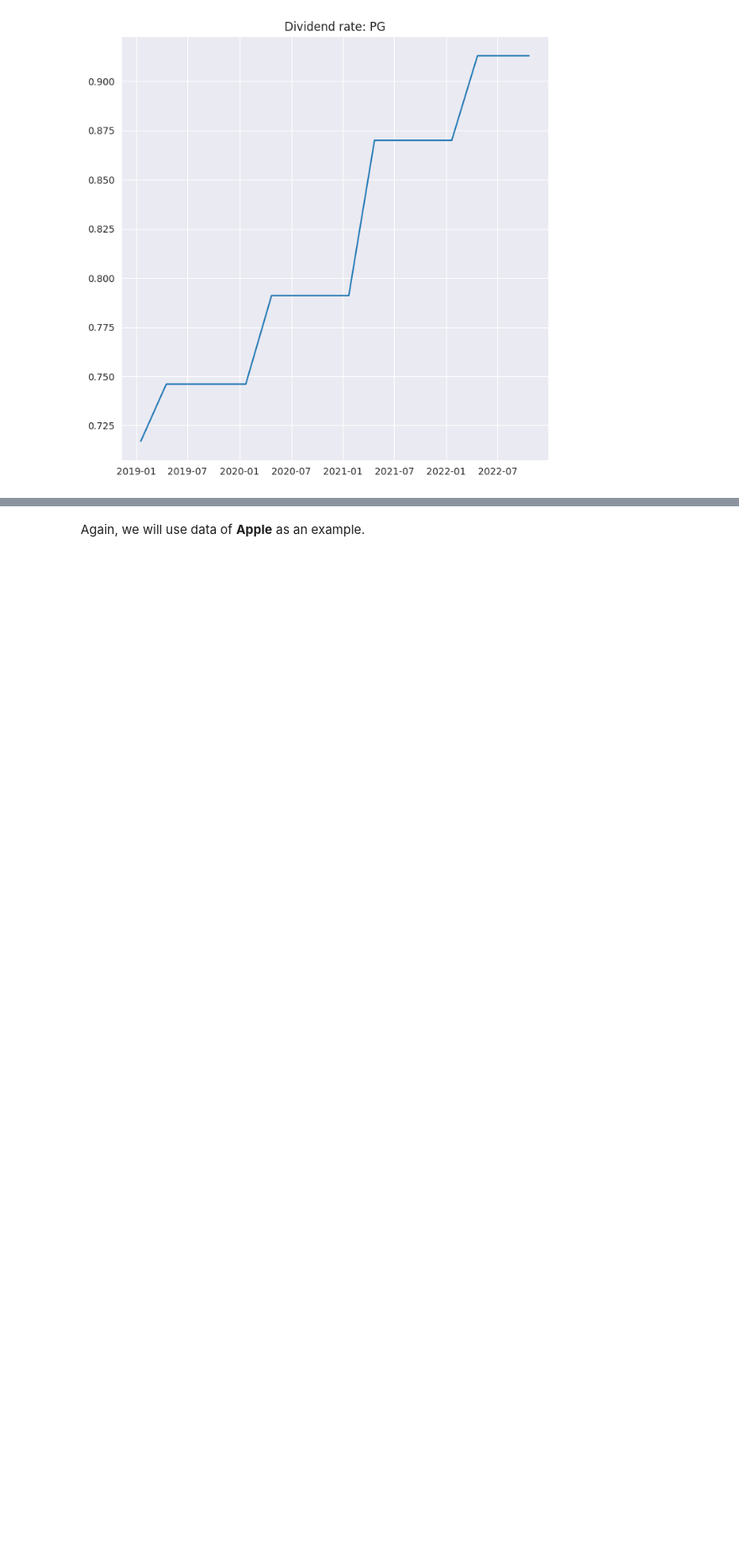
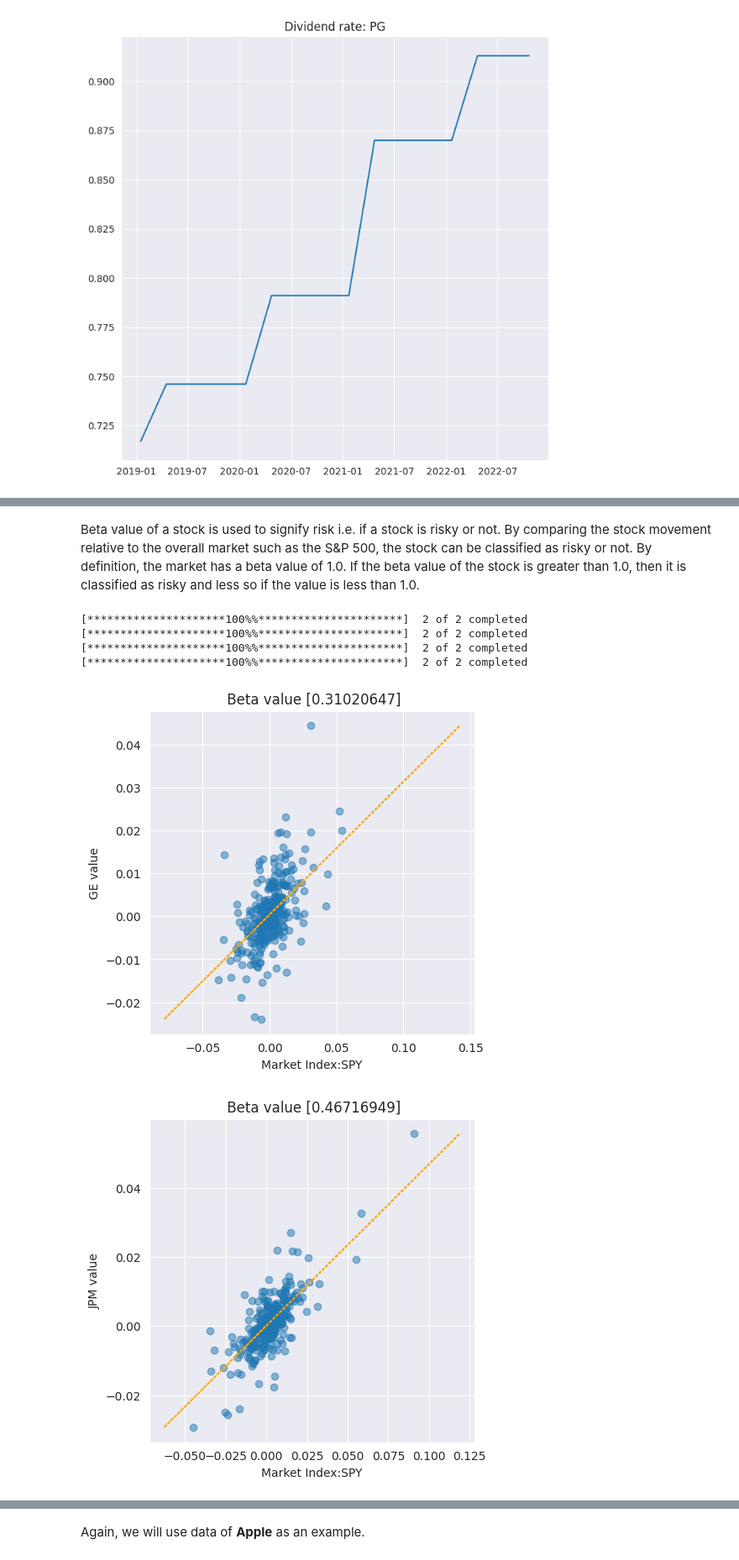
Before and after one commit to rahulakrish/portfolio_builder, a Jupyter notebook: code/new.ipynb, the cells around one changed output, grey strips where cells are left out. Shown at 84% size. Saved outputs shown, nothing was run; the diff lists cells and outputs as text; code cells hidden in the pictures; blank space fills up the shorter version.

```diff
--- a/code/new.ipynb
+++ b/code/new.ipynb
@@ -382,0 +370,5 @@ By combining all of the above into one function called `summary_info`, the inves
+# %% [markdown]
+Beta value of a stock is used to signify risk i.e. if a stock is risky or not. By comparing the stock movement
+relative to the overall market such as the S&P 500, the stock can be classified as risky or not. By definition, the market
+has a beta value of 1.0. If the beta value of the stock is greater than 1.0, then it is classified as risky and less so if the
+value is less than 1.0.
@@ -382,0 +405,10 @@ By combining all of the above into one function called `summary_info`, the inves
+# %%
+for stock in portfolio:
+  calculate_beta(stock)
+# %% [output]
+[*********************100%%**********************]  2 of 2 completed
+[*********************100%%**********************]  2 of 2 completed
+[*********************100%%**********************]  2 of 2 completed
+[*********************100%%**********************]  2 of 2 completed
+[figure, added]
+[figure, added]
```
Also changed, not shown: parts of 108 cells of this notebook.
